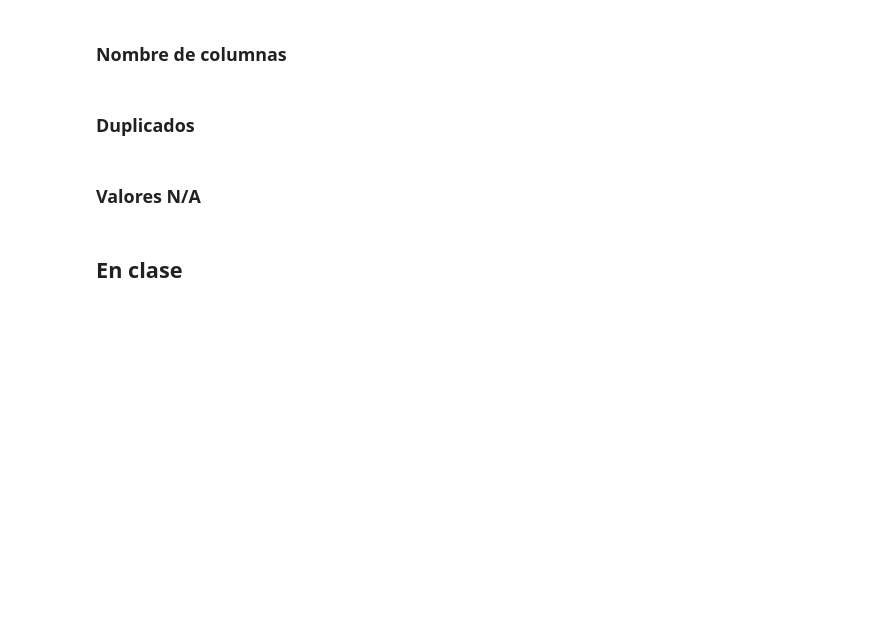
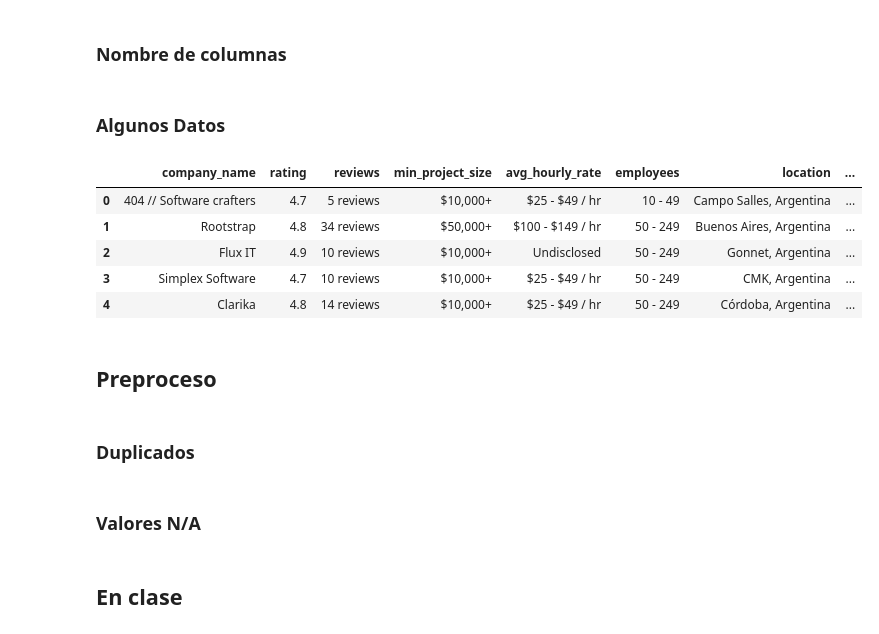
Before and after one commit to alexiswalker/grupo_3, a Jupyter notebook: webmining/tp_web_mining.ipynb, the cells around one changed output. Cells and saved outputs as stored; diff of their text form; code cells hidden in the pictures; blank space fills up the shorter version.

```diff
--- a/webmining/tp_web_mining.ipynb
+++ b/webmining/tp_web_mining.ipynb
@@ -53,11 +53,12 @@ def create_row(provider_li):
     #Client focus
     profile_link = provider_li.select('li.website-profile > a')[0].attrs['href']
     profile = get_beautiful_soup_company_profile(profile_link)
+    client_focus = profile.find("div", string='Client focus')
 
-    client_focus = profile.select('div.chartAreaWrapper.service-focus-graph > div')[0].select('div.grid.custom_popover')
-    for client in client_focus:
-      key_name = BeautifulSoup(client.attrs['data-content']).b.text
-      row[f'client_focus_{key_name}'] = client.text
+    if client_focus:
+      for client in client_focus.find_next_sibling().select('div.grid.custom_popover'):
+        key_name = BeautifulSoup(client.attrs['data-content']).b.text
+        row[f'client_focus_{key_name}'] = client.text
 
     return row
 # %%
@@ -78,6 +79,6 @@ create_row(get_beautiful_soup_companies_list('developers', 0).select('ul.directo
 # %%
 def snake_case(s):
-  return '_'.join(sub('[^a-zA-Z\s\_]+', '', s).split()).lower()
+  return '_'.join(sub('[^0-9a-zA-Z\s\_]+', '', s).split()).lower()
 # %% [markdown]
 ## Scrapping
 # %%
@@ -112,3 +99,6 @@ providers = pd.concat(map(get_providers, categories))
+# %%
+categories = ['app-developers'] # borrar, es para que tarde menos la prueba
+providers = pd.concat(map(get_providers, categories))
 # %% [markdown]
 ### Nombre de columnas
 # %%
@@ -116,3 +116,17 @@ providers.columns = map(snake_case, providers.columns)
+# %% [markdown]
+### Algunos Datos
+# %%
+pd.set_option('display.max_columns', None)
+providers.head()
+# %% [output]
+|  | company_name | rating | reviews | min_project_size | avg_hourly_rate | employees | location | ... |
+| 0 | 404 // Software crafters | 4.7 | 5 reviews | $10,000+ | $25 - $49 / hr | 10 - 49 | Campo Salles, Argentina | ... |
+| 1 | Rootstrap | 4.8 | 34 reviews | $50,000+ | $100 - $149 / hr | 50 - 249 | Buenos Aires, Argentina | ... |
+| 2 | Flux IT | 4.9 | 10 reviews | $10,000+ | Undisclosed | 50 - 249 | Gonnet, Argentina | ... |
+| 3 | Simplex Software | 4.7 | 10 reviews | $10,000+ | $25 - $49 / hr | 50 - 249 | CMK, Argentina | ... |
+| 4 | Clarika | 4.8 | 14 reviews | $10,000+ | $25 - $49 / hr | 50 - 249 | Córdoba, Argentina | ... |
+# %% [markdown]
+## Preproceso
 # %% [markdown]
 ### Duplicados
 # %%
```
Also changed, not shown: parts of 5 cells of this notebook.
